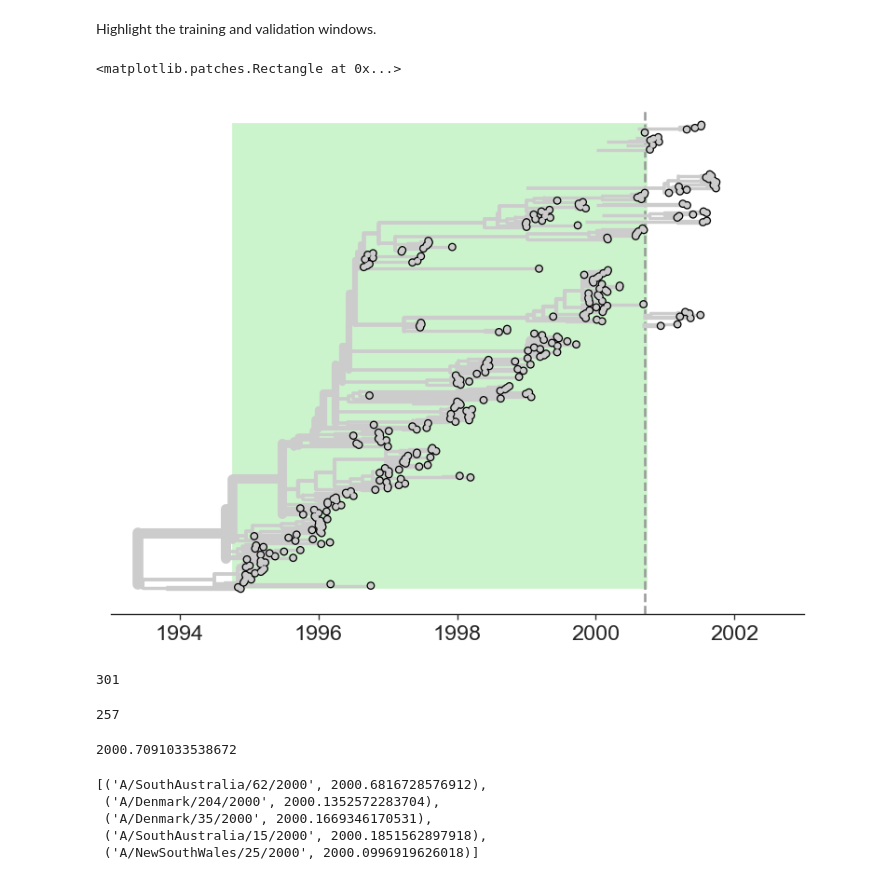
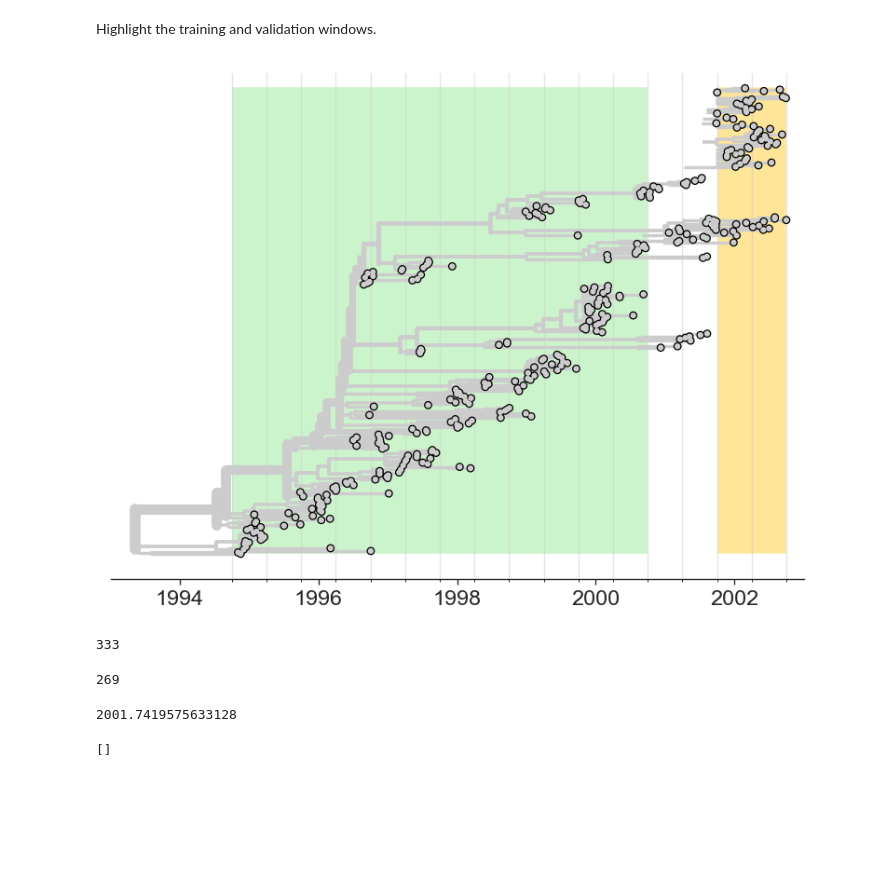
Before and after one commit to blab/flu-forecasting, a Jupyter notebook: analyses/2019-04-25-plot-multi-tree-views.ipynb, the cells around one changed output. Cells and saved outputs as stored; diff of their text form; code cells hidden in the pictures; blank space fills up the shorter version.

```diff
--- a/analyses/2019-04-25-plot-multi-tree-views.ipynb
+++ b/analyses/2019-04-25-plot-multi-tree-views.ipynb
@@ -36,12 +38,12 @@ tip_size = 14
 # %% [markdown]
 ## Load trees
 # %%
-with open("../results/auspice/flu_h3n2_10_sample_0_1994-10-01_2015-10-01_2000-10-01_ha_tree.json", "r") as fh:
+with open("../results/auspice/flu_h3n2_10_sample_0_1994-10-01_2015-10-01_2001-10-01_ha_tree.json", "r") as fh:
     origin_tree_json = json.load(fh)
 # %%
 origin_tree = json_to_tree(origin_tree_json)
 # %%
-with open("../results/auspice/flu_h3n2_10_sample_0_1994-10-01_2015-10-01_2001-10-01_ha_tree.json", "r") as fh:
+with open("../results/auspice/flu_h3n2_10_sample_0_1994-10-01_2015-10-01_2002-10-01_ha_tree.json", "r") as fh:
     next_tree_json = json.load(fh)
 # %%
 next_tree = json_to_tree(next_tree_json)
@@ -50,7 +52,8 @@ next_tree = json_to_tree(next_tree_json)
 # %%
 def plot_tree(tree, color_by_trait=None, initial_branch_width=5, tip_size=10,
               start_date=None, end_date=None, include_color_bar=False, ax=None, colorbar_ax=None,
-              earliest_node_date=None, default_color="#cccccc", override_y_values=None):
+              earliest_node_date=None, default_color="#cccccc", override_y_values=None,
+              cmap=None):
     """Plot a BioPython Phylo tree in the BALTIC-style.
     """
     # Plot H3N2 tree in BALTIC style from Bio.Phylo tree.
@@ -64,9 +67,11 @@ def plot_tree(tree, color_by_trait=None, initial_branch_width=5, tip_size=10,
     # Setup colors.
     if color_by_trait:
         trait_name = color_by_trait
-        traits = [k.attr[trait_name] for k in tree.find_clades()]
-        norm = mpl.colors.Normalize(min(traits), max(traits))
-        cmap = mpl.cm.viridis
+
+        if cmap is None:
+            traits = [k.attr[trait_name] for k in tree.find_clades()]
+            norm = mpl.colors.Normalize(min(traits), max(traits))
+            cmap = mpl.cm.viridis
 
     #
     # Setup the figure grid.
@@ -124,7 +129,10 @@ def plot_tree(tree, color_by_trait=None, initial_branch_width=5, tip_size=10,
 
         c = default_color
         if color_by_trait and trait_name in k.attr:
-            c = cmap(norm(k.attr[trait_name]))
+            if isinstance(cmap, dict):
+                c = cmap[k.attr[trait_name]]
+            else:
+                c = cmap(norm(k.attr[trait_name]))
 
         branchWidth=2
         if k.is_terminal(): ## if leaf...
@@ -328,63 +336,62 @@ Highlight the training and validation windows.
 # %%
 tip_size = 14
 fig = plt.figure(figsize=(8, 6), facecolor='w')
 gs = gridspec.GridSpec(1, 1, height_ratios=[1], width_ratios=[1], hspace=0.1, wspace=0.1)
 ax = fig.add_subplot(gs[0])
 
-ax, colorbar_ax = plot_tree(origin_tree, ax=ax, start_date=1993.0, end_date=2003.0, tip_size=tip_size)
-ax.axvline(x=earliest_node_date, color="#999999", linestyle="--")
+ax, colorbar_ax = plot_tree(origin_tree, ax=ax, start_date=1993.0, end_date=end_date, tip_size=tip_size)
+#ax.axvline(x=earliest_node_date, color="#999999", linestyle="--")
 
 ax, colorbar_ax = plot_tree(
     next_tree,
     ax=ax,
     start_date=1993.0,
-    end_date=2003.0,
+    end_date=end_date,
     earliest_node_date=earliest_node_date,
     tip_size=tip_size
 )
 ax.set_ylim(top=max_y + 10)
 
 # Highlight training window.
 rectangle = plt.Rectangle((1994.75, 0), 6.0, max_y, fc='#00cc00',
                           alpha=0.2, zorder=-10)
 ax.add_patch(rectangle)
 
-# Highlight training window.
-rectangle = plt.Rectangle((1994.75, 0), 6.0, max_y, fc='#00cc00',
-                          alpha=0.2, zorder=-10)
+# Highlight validation window.
+rectangle = plt.Rectangle((2001.75, 0), 1.0, max_y, fc='#ffcc33',
+                          alpha=0.5, zorder=-10)
 ax.add_patch(rectangle)
 
+ax.set_xticks(np.arange(1994.75, 2003.25, 0.5), minor=True)
 
-# Highlight the time between the current timepoint and the future timepoint.
-#rectangle = plt.Rectangle((timepoint, 0), model.delta_time, y_span, fc='#ff0000',
-#                          alpha=0.2)
-#ax.add_patch(rectangle)
+ax.grid(
+    axis='x',
+    ls='-',
+    color='#cccccc',
+    alpha=0.5,
+    which="minor"
+)
 # %% [output]
-<matplotlib.patches.Rectangle at 0x...>
-[figure, old version]
+[figure, new version]
 # %%
 origin_tips = {tip.name: tip.attr["num_date"] for tip in origin_tree.find_clades(terminal=True)}
 next_tips = {tip.name: tip.attr["num_date"] for tip in next_tree.find_clades(terminal=True)}
 # %%
 len(next_tips)
 # %% [output]
-301
+333
 # %%
 len(origin_tips)
 # %% [output]
-257
+269
 # %%
 earliest_node_date
 # %% [output]
-2000.7091033538672
+2001.7419575633128
 # %%
 [(tip, date) for tip, date in next_tips.items() if tip not in origin_tips and date <= earliest_node_date]
 # %% [output]
-[('A/SouthAustralia/62/2000', 2000.6816728576912),
- ('A/Denmark/204/2000', 2000.1352572283704),
- ('A/Denmark/35/2000', 2000.1669346170531),
- ('A/SouthAustralia/15/2000', 2000.1851562897918),
- ('A/NewSouthWales/25/2000', 2000.0996919626018)]
+[]
 # %%
 for tip in [tip for tip, date in next_tips.items() if tip not in origin_tips and date <= earliest_node_date]:
     print(tip)
```
Also changed, not shown: parts of 34 cells of this notebook, 4 other files.
